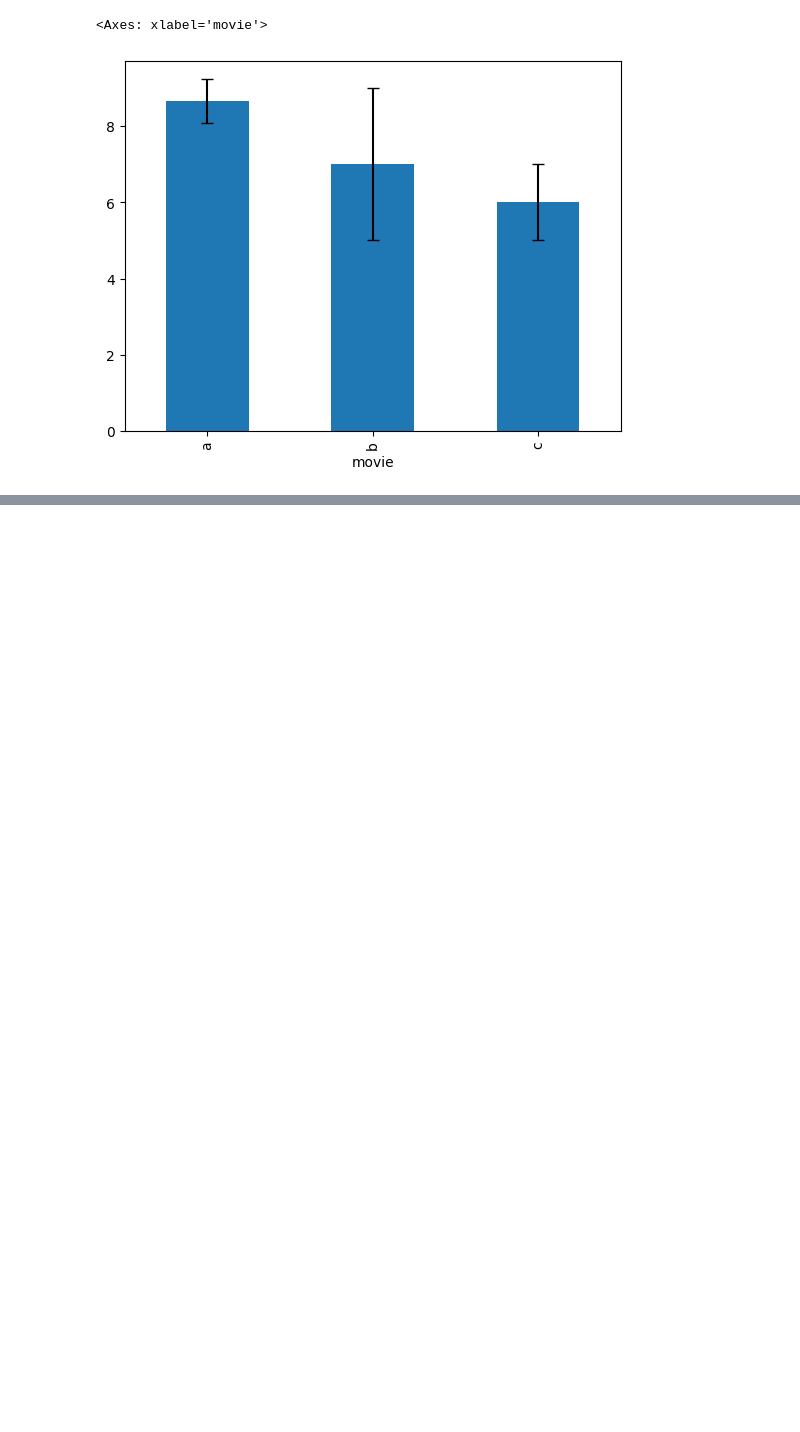
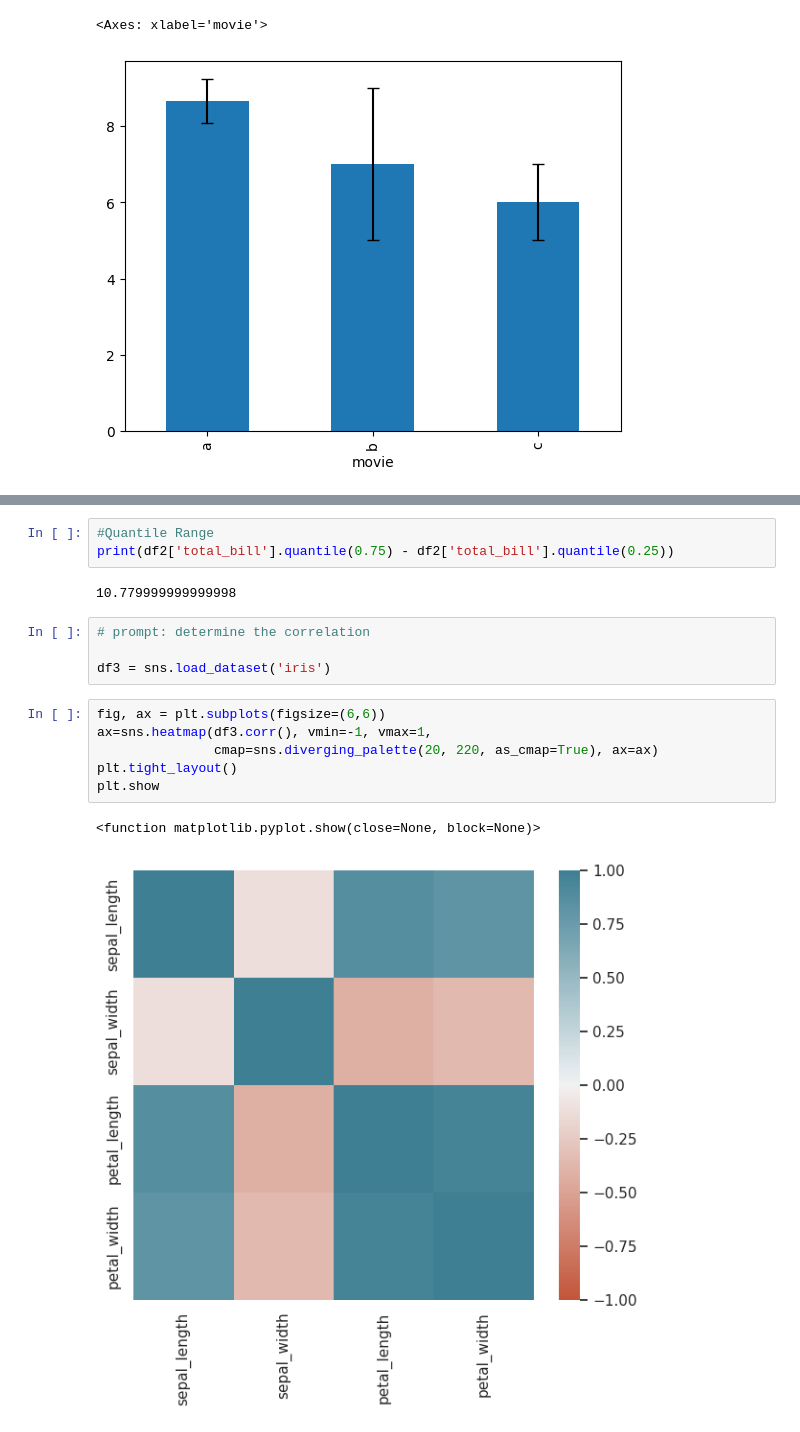
Before and after one commit to rapp2043/Statistics-For-Data-Science, a Jupyter notebook: statistics_for_DS.ipynb, the cells around one changed output, grey strips where cells are left out. Saved outputs shown, nothing was run; the diff lists cells and outputs as text; blank space fills up the shorter version.

```diff
--- a/statistics_for_DS.ipynb
+++ b/statistics_for_DS.ipynb
@@ -82,0 +135,18 @@ mean.plot.bar(yerr=std, ax=ax, capsize=4)
+# %%
+#Quantile Range
+print(df2['total_bill'].quantile(0.75) - df2['total_bill'].quantile(0.25))
+# %% [output]
+10.779999999999998
+# %%
+# prompt: determine the correlation
+
+df3 = sns.load_dataset('iris')
+# %%
+fig, ax = plt.subplots(figsize=(6,6))
+ax=sns.heatmap(df3.corr(), vmin=-1, vmax=1,
+               cmap=sns.diverging_palette(20, 220, as_cmap=True), ax=ax)
+plt.tight_layout()
+plt.show
+# %% [output]
+<function matplotlib.pyplot.show(close=None, block=None)>
+[figure, added]
```
Also changed, not shown: parts of 21 cells of this notebook.
